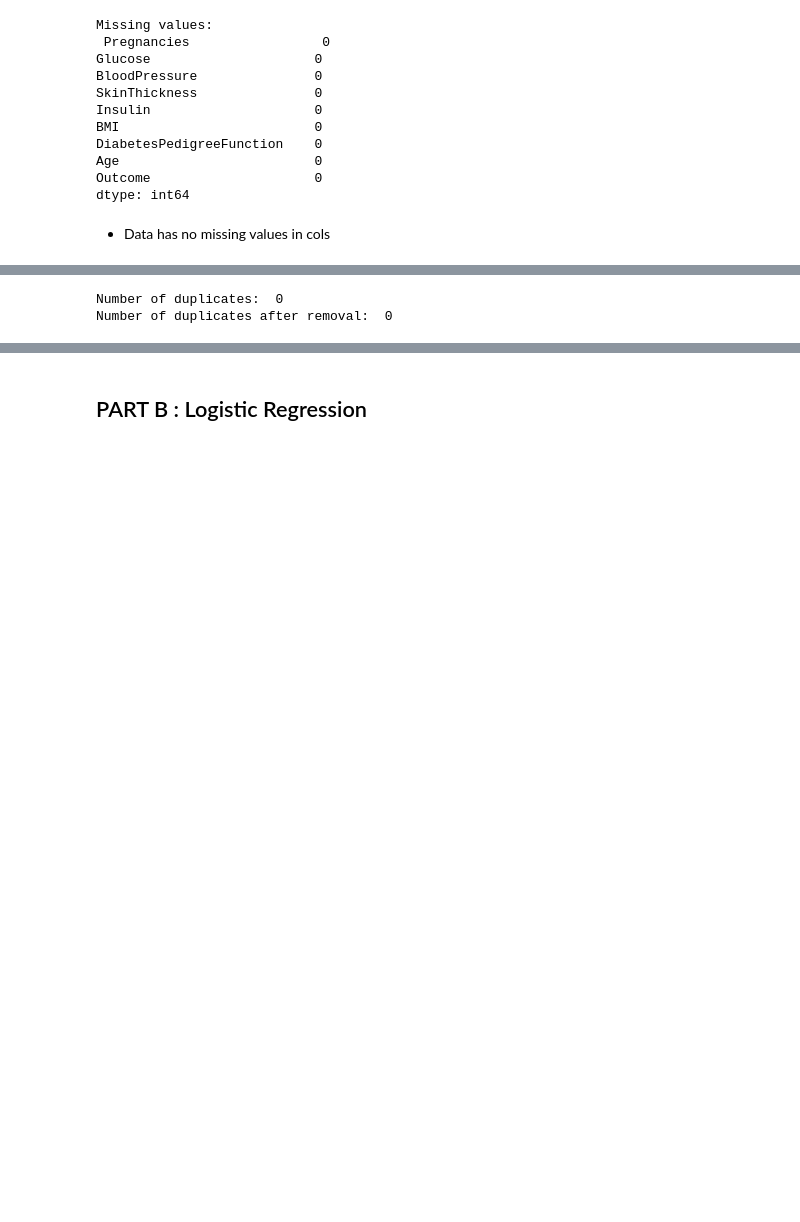
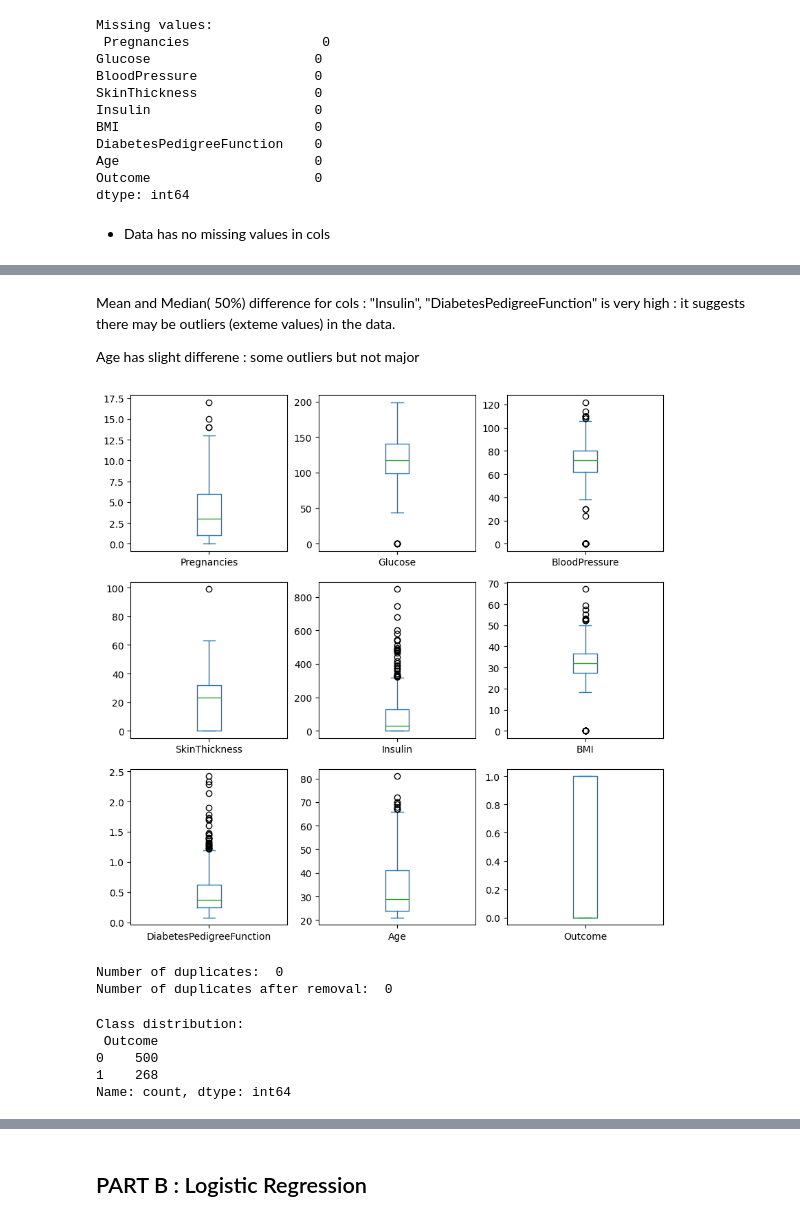
Before and after one commit to Tathagat017/Diabetes_Eda_Model_train, a Jupyter notebook: model.ipynb, the cells around one changed output, grey strips where cells are left out. Saved outputs shown, nothing was run; the diff lists cells and outputs as text; code cells hidden in the pictures; blank space fills up the shorter version.

Commit message:
Checked for outliers , class imbalance , correlation matrix

```diff
--- a/model.ipynb
+++ b/model.ipynb
@@ -114,3 +114,13 @@ df.describe()
 | 50% | 3.000000 | 117.000000 | 72.000000 | 23.000000 | 30.500000 | 32.000000 | 0.372500 | 29.000000 | ... |
 | 75% | 6.000000 | 140.250000 | 80.000000 | 32.000000 | 127.250000 | 36.600000 | 0.626250 | 41.000000 | ... |
 | max | 17.000000 | 199.000000 | 122.000000 | 99.000000 | 846.000000 | 67.100000 | 2.420000 | 81.000000 | ... |
+# %% [markdown]
+Mean and Median( 50%) difference for cols : "Insulin", "DiabetesPedigreeFunction" is very high : it suggests there may be outliers (exteme values) in the data.
+
+Age has slight differene : some outliers but not major
+# %%
+#check for outliers
+df.plot(kind='box', subplots=True, layout=(3,3), sharex=False, sharey=False, figsize=(10,10))
+plt.show()
+# %% [output]
+[figure, added]
@@ -154,3 +171,13 @@ X_all = pd.concat([X[numerical_features], X_categorical], axis=1)
 scaler = StandardScaler()
 X_all = scaler.fit_transform(X_all)
 y = y.values.reshape(-1, 1)
+# %%
+#Check for class imbalance
+class_counts = df['Outcome'].value_counts()
+print("Class distribution:\n", class_counts)
+# %% [output]
+Class distribution:
+ Outcome
+0    500
+1    268
+Name: count, dtype: int64
```
Also changed, not shown: parts of 9 cells of this notebook.
